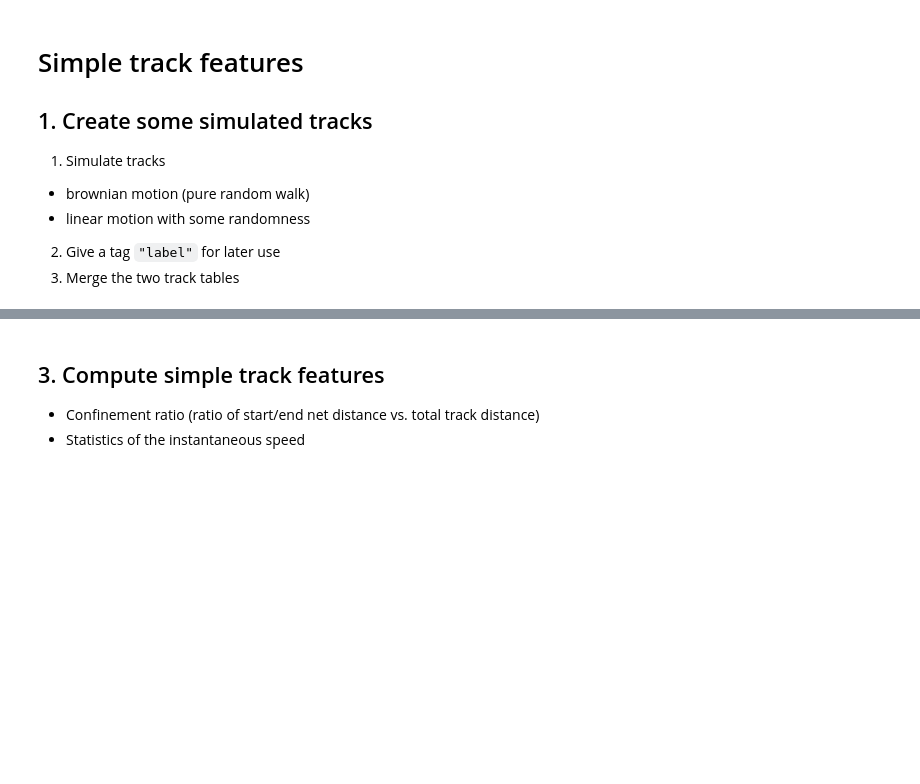
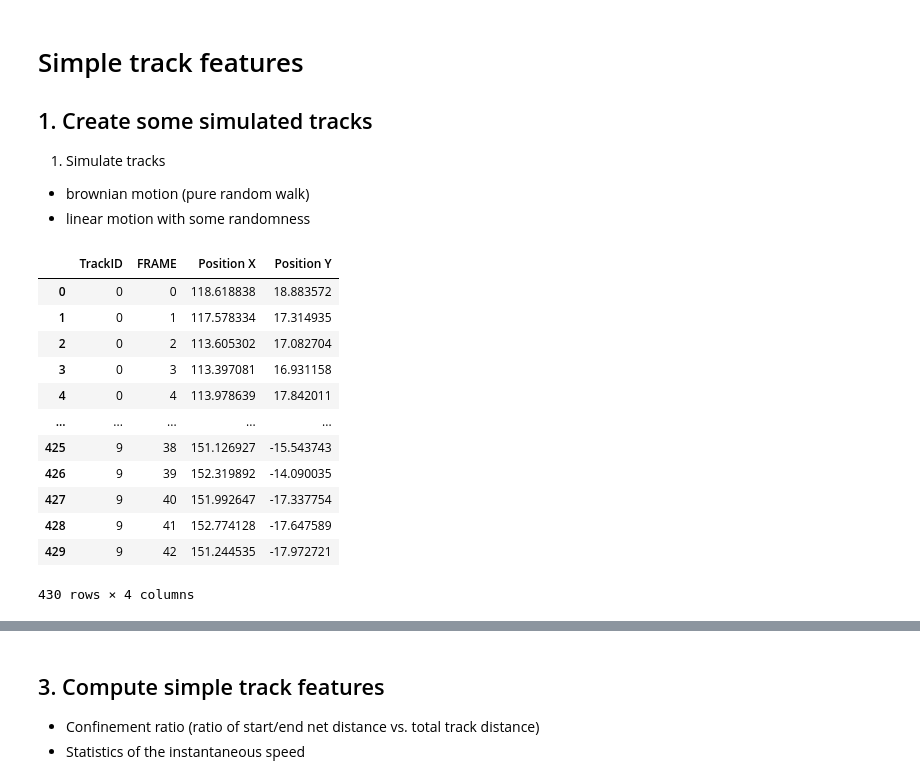
Before and after one commit to sommerc/trackpal, a Jupyter notebook: examples/01_track_features.ipynb, the cells around one changed output, grey strips where cells are left out. Saved outputs shown, nothing was run; the diff lists cells and outputs as text; code cells hidden in the pictures; blank space fills up the shorter version.

```diff
--- a/examples/01_track_features.ipynb
+++ b/examples/01_track_features.ipynb
@@ -7,5 +7,22 @@ import trackpal as tp
 1. Simulate tracks
  * brownian motion (pure random walk)
  * linear motion with some randomness
-2. Give a tag `"label"` for later use
-3. Merge the two track tables
+# %%
+trj_brownian = tp.simulate.brownian(n_tracks=10)
+trj_linear   = tp.simulate.brownian_linear(n_tracks=10)
+
+trj_brownian
+# %% [output]
+|  | TrackID | FRAME | Position X | Position Y |
+| 0 | 0 | 0 | 118.618838 | 18.883572 |
+| 1 | 0 | 1 | 117.578334 | 17.314935 |
+| 2 | 0 | 2 | 113.605302 | 17.082704 |
+| 3 | 0 | 3 | 113.397081 | 16.931158 |
+| 4 | 0 | 4 | 113.978639 | 17.842011 |
+| ... | ... | ... | ... | ... |
+| 425 | 9 | 38 | 151.126927 | -15.543743 |
+| 426 | 9 | 39 | 152.319892 | -14.090035 |
+| 427 | 9 | 40 | 151.992647 | -17.337754 |
+| 428 | 9 | 41 | 152.774128 | -17.647589 |
+| 429 | 9 | 42 | 151.244535 | -17.972721 |
+430 rows × 4 columns
```
Also changed, not shown: parts of 7 cells of this notebook, 4 other files.
